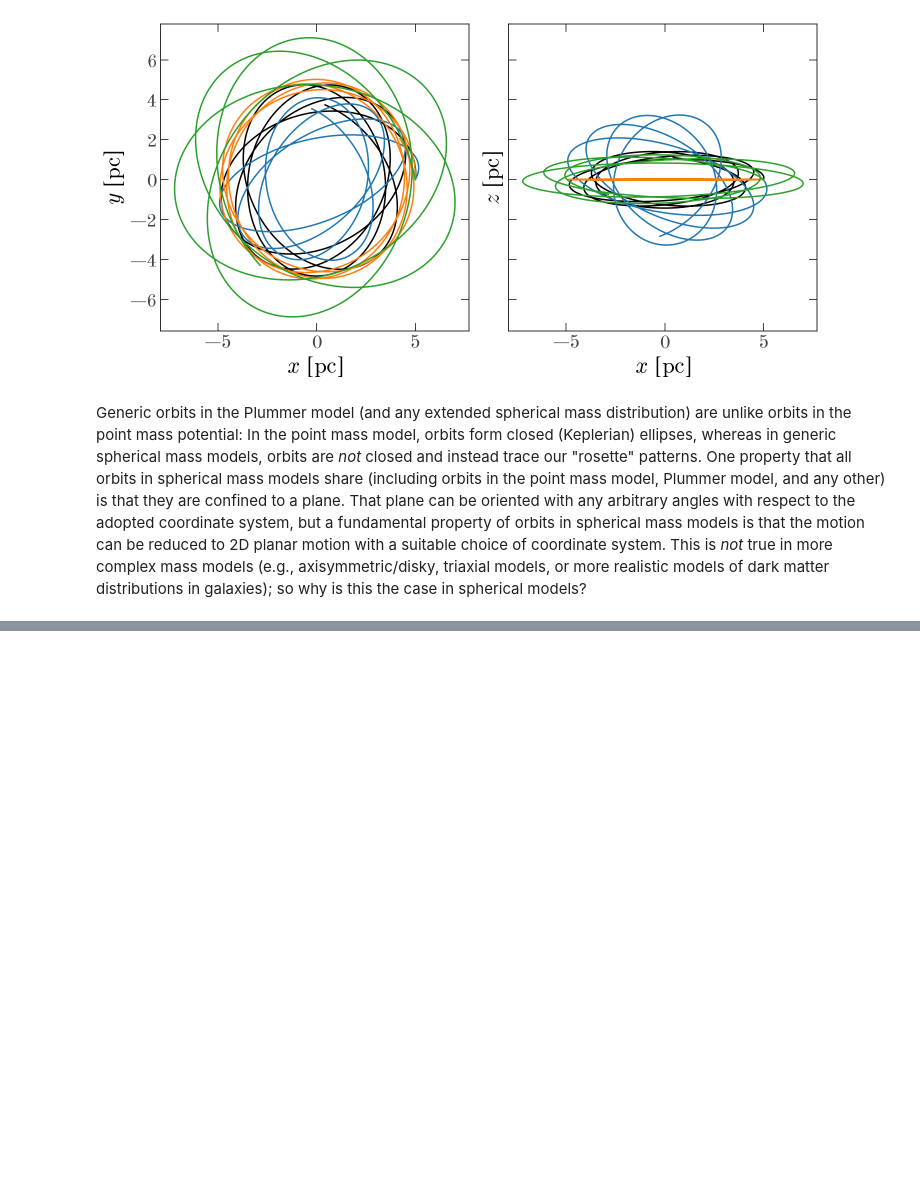
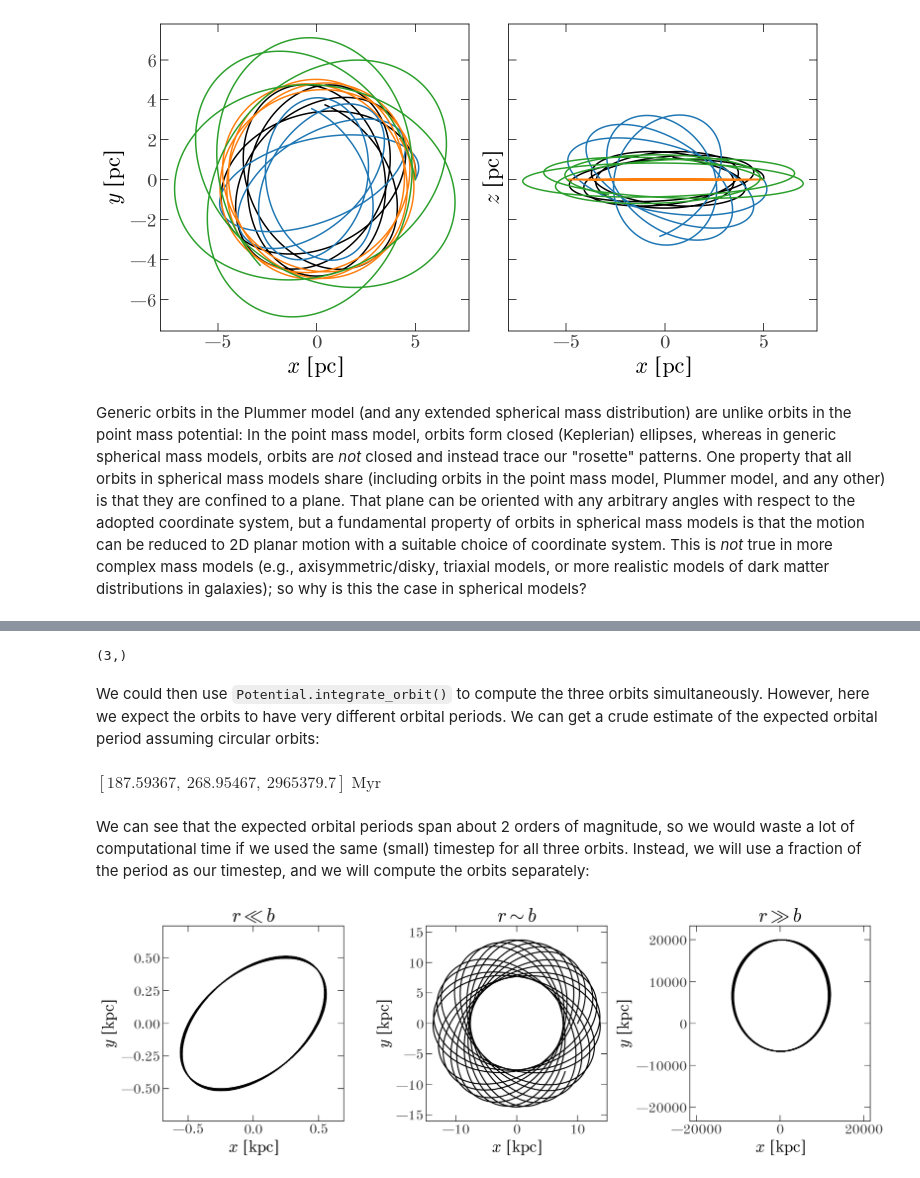
Before and after one commit to CCADynamicsGroup/SummerSchoolWorkshops, a Jupyter notebook: 1-Orbits/1-Orbits-in-spherical-gravitational-potentials.ipynb, the cells around one changed output, grey strips where cells are left out. Drawn from its saved outputs; the diff is of its cells as text; code cells hidden in the pictures; blank space fills up the shorter version.

```diff
--- a/1-Orbits/1-Orbits-in-spherical-gravitational-potentials.ipynb
+++ b/1-Orbits/1-Orbits-in-spherical-gravitational-potentials.ipynb
@@ -930,0 +1055,4 @@ TODO:
+# %%
+iso_b = 10 * u.kpc
+isochrone_pot = gp.IsochronePotential(
+    m=1e12*u.Msun, b=iso_b, units=galactic)
@@ -930,0 +1061,44 @@ TODO:
+# %%
+iso_x0 = ([
+    [0.05, 0, 0],
+    [1, 0, 0],
+    [1000, 0, 0]
+] * iso_b).T
+
+vcirc = isochrone_pot.circular_velocity(iso_x0)
+iso_v0 = (vcirc[None] * np.array([0.5, 1, 0])[:, None])
+
+iso_w0 = gd.PhaseSpacePosition(pos=iso_x0, vel=iso_v0)
+iso_w0.shape
+# %% [output]
+(3,)
+# %% [markdown]
+We could then use `Potential.integrate_orbit()` to compute the three orbits simultaneously. However, here we expect the orbits to have very different orbital periods. We can get a crude estimate of the expected orbital period assuming circular orbits:
+# %%
+iso_periods = (2*np.pi * iso_w0.physicsspherical.r / vcirc).decompose(galactic)
+iso_periods
+# %% [output]
+$[187.59367,~268.95467,~2965379.7] \; \mathrm{Myr}$
+# %% [markdown]
+We can see that the expected orbital periods span about 2 orders of magnitude, so we would waste a lot of computational time if we used the same (small) timestep for all three orbits. Instead, we will use a fraction of the period as our timestep, and we will compute the orbits separately:
+# %%
+iso_orbits = []
+for i in range(3):
+    dt = iso_periods[i] / 256  # 256 timesteps per period
+    iso_orbit = isochrone_pot.integrate_orbit(iso_w0[i], dt=dt, n_steps=4096)
+    iso_orbits.append(iso_orbit)
+# %%
+fig, axes = plt.subplots(1, 3, figsize=(15, 5))
+for ax, orbit in zip(axes, iso_orbits):
+    orbit.plot(['x', 'y'], axes=[ax])
+    lim = 1.2 * orbit.apocenter().value
+    ax.set_xlim(-lim, lim)
+    ax.set_ylim(-lim, lim)
+
+axes[0].set_title(r'$r \ll b$')
+axes[1].set_title(r'$r \sim b$')
+axes[2].set_title(r'$r \gg b$')
+
+fig.tight_layout()
+# %% [output]
+[figure, added]
```
Also changed, not shown: parts of 59 cells of this notebook.
